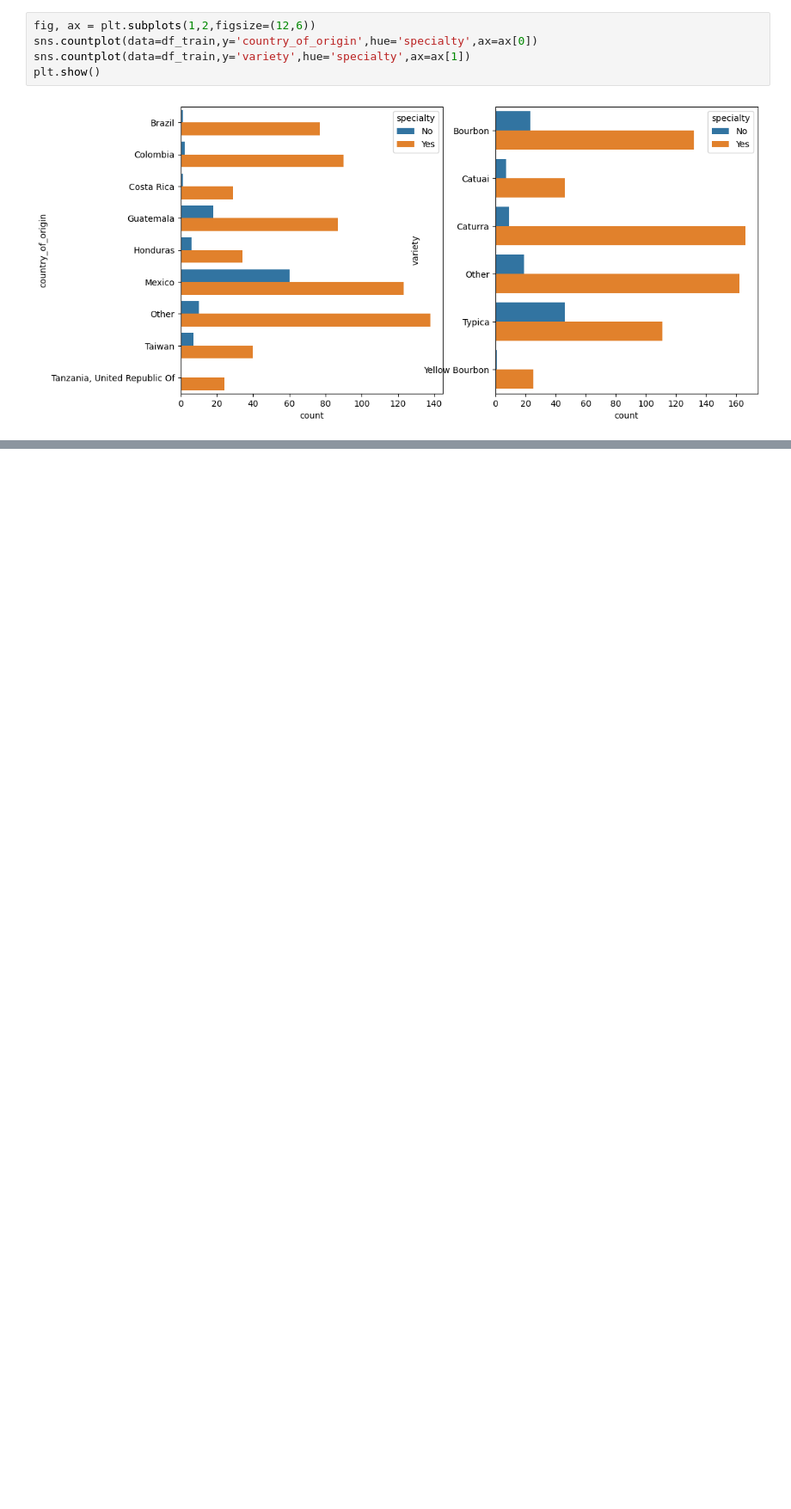
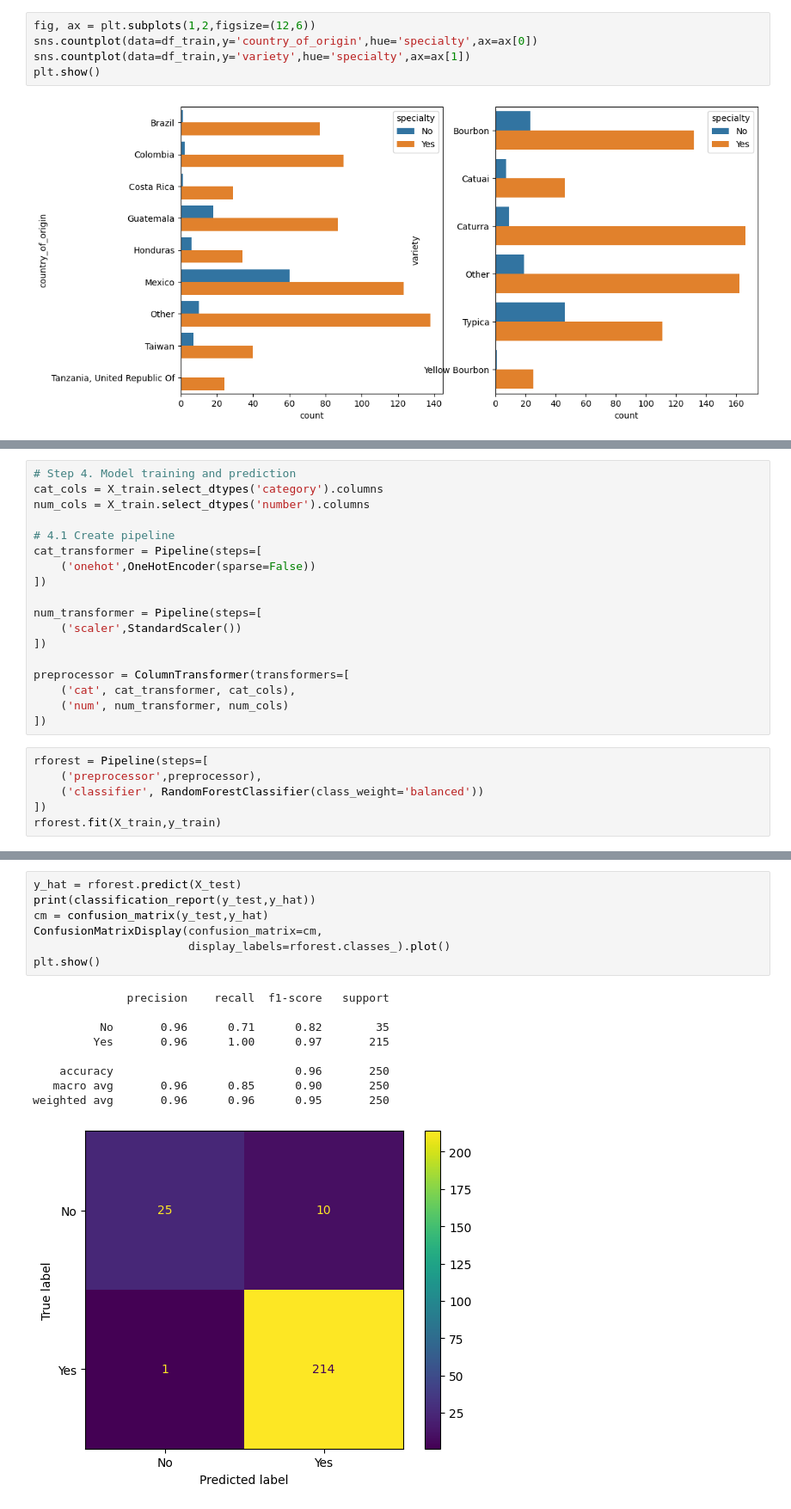
Before and after one commit to juandiegomade/coffee_quality, a Jupyter notebook: notebooks/notebook.ipynb, the cells around one changed output, grey strips where cells are left out. Shown at 86% size. Saved outputs shown, nothing was run; the diff lists cells and outputs as text; blank space fills up the shorter version.

Commit message:
Finished model

```diff
--- a/notebooks/notebook.ipynb
+++ b/notebooks/notebook.ipynb
@@ -171,0 +182,24 @@ plt.show()
+# %%
+# Step 4. Model training and prediction
+cat_cols = X_train.select_dtypes('category').columns
+num_cols = X_train.select_dtypes('number').columns
+
+# 4.1 Create pipeline
+cat_transformer = Pipeline(steps=[
+    ('onehot',OneHotEncoder(sparse=False))
+])
+
+num_transformer = Pipeline(steps=[
+    ('scaler',StandardScaler())
+])
+
+preprocessor = ColumnTransformer(transformers=[
+    ('cat', cat_transformer, cat_cols),
+    ('num', num_transformer, num_cols)
+])
+# %%
+rforest = Pipeline(steps=[
+    ('preprocessor',preprocessor),
+    ('classifier', RandomForestClassifier(class_weight='balanced'))
+])
+rforest.fit(X_train,y_train)
@@ -171,0 +218,17 @@ plt.show()
+# %%
+y_hat = rforest.predict(X_test)
+print(classification_report(y_test,y_hat))
+cm = confusion_matrix(y_test,y_hat)
+ConfusionMatrixDisplay(confusion_matrix=cm,
+                       display_labels=rforest.classes_).plot()
+plt.show()
+# %% [output]
+              precision    recall  f1-score   support
+
+          No       0.96      0.71      0.82        35
+         Yes       0.96      1.00      0.97       215
+
+    accuracy                           0.96       250
+   macro avg       0.96      0.85      0.90       250
+weighted avg       0.96      0.96      0.95       250
+[figure, added]
```
Also changed, not shown: parts of 3 cells of this notebook.
